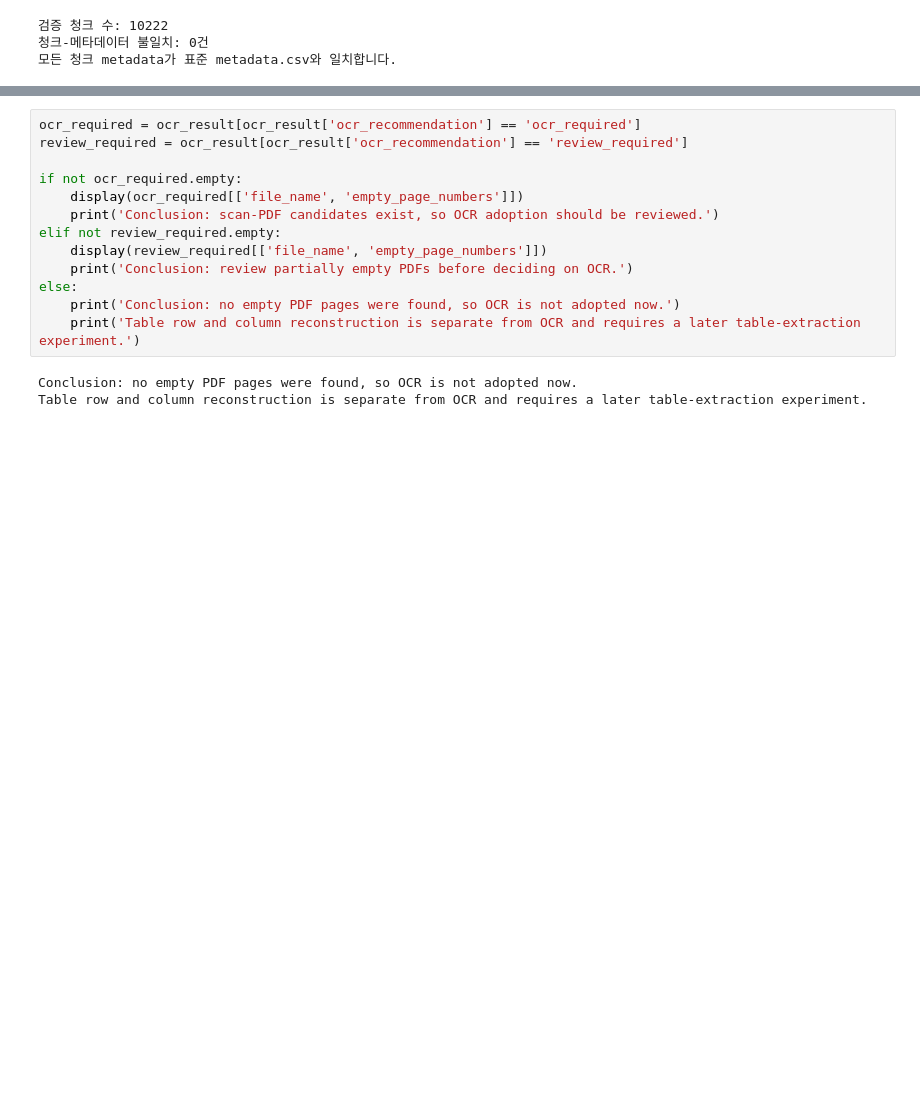
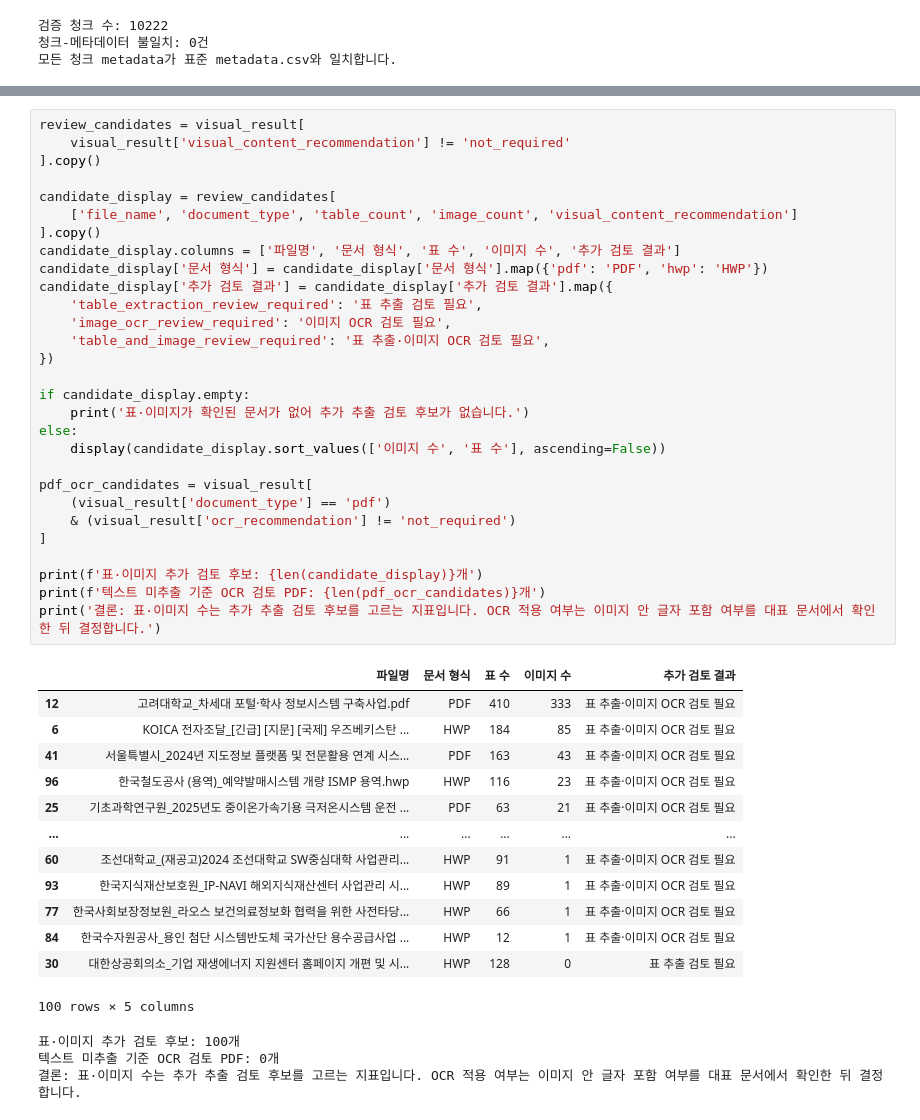
Before and after one commit to tjgh8167/sprint-ai-mid-project_team3, a Jupyter notebook: notebook/01_parser_chunker_test.ipynb, the cells around one changed output, grey strips where cells are left out. Cells and saved outputs as stored; diff of their text form; blank space fills up the shorter version.

```diff
--- a/notebook/01_parser_chunker_test.ipynb
+++ b/notebook/01_parser_chunker_test.ipynb
@@ -192,16 +257,46 @@ Tesseract installed: False
 # %%
-ocr_required = ocr_result[ocr_result['ocr_recommendation'] == 'ocr_required']
-review_required = ocr_result[ocr_result['ocr_recommendation'] == 'review_required']
+review_candidates = visual_result[
+    visual_result['visual_content_recommendation'] != 'not_required'
+].copy()
 
-if not ocr_required.empty:
-    display(ocr_required[['file_name', 'empty_page_numbers']])
-    print('Conclusion: scan-PDF candidates exist, so OCR adoption should be reviewed.')
-elif not review_required.empty:
-    display(review_required[['file_name', 'empty_page_numbers']])
-    print('Conclusion: review partially empty PDFs before deciding on OCR.')
+candidate_display = review_candidates[
+    ['file_name', 'document_type', 'table_count', 'image_count', 'visual_content_recommendation']
+].copy()
+candidate_display.columns = ['파일명', '문서 형식', '표 수', '이미지 수', '추가 검토 결과']
+candidate_display['문서 형식'] = candidate_display['문서 형식'].map({'pdf': 'PDF', 'hwp': 'HWP'})
+candidate_display['추가 검토 결과'] = candidate_display['추가 검토 결과'].map({
+    'table_extraction_review_required': '표 추출 검토 필요',
+    'image_ocr_review_required': '이미지 OCR 검토 필요',
+    'table_and_image_review_required': '표 추출·이미지 OCR 검토 필요',
+})
+
+if candidate_display.empty:
+    print('표·이미지가 확인된 문서가 없어 추가 추출 검토 후보가 없습니다.')
 else:
-    print('Conclusion: no empty PDF pages were found, so OCR is not adopted now.')
-    print('Table row and column reconstruction is separate from OCR and requires a later table-extraction experiment.')
+    display(candidate_display.sort_values(['이미지 수', '표 수'], ascending=False))
+
+pdf_ocr_candidates = visual_result[
+    (visual_result['document_type'] == 'pdf')
+    & (visual_result['ocr_recommendation'] != 'not_required')
+]
+
+print(f'표·이미지 추가 검토 후보: {len(candidate_display)}개')
+print(f'텍스트 미추출 기준 OCR 검토 PDF: {len(pdf_ocr_candidates)}개')
+print('결론: 표·이미지 수는 추가 추출 검토 후보를 고르는 지표입니다. OCR 적용 여부는 이미지 안 글자 포함 여부를 대표 문서에서 확인한 뒤 결정합니다.')
 # %% [output]
+|  | 파일명 | 문서 형식 | 표 수 | 이미지 수 | 추가 검토 결과 |
+| 12 | 고려대학교_차세대 포털·학사 정보시스템 구축사업.pdf | PDF | 410 | 333 | 표 추출·이미지 OCR 검토 필요 |
+| 6 | KOICA 전자조달_[긴급] [지문] [국제] 우즈베키스탄 ... | HWP | 184 | 85 | 표 추출·이미지 OCR 검토 필요 |
+| 41 | 서울특별시_2024년 지도정보 플랫폼 및 전문활용 연계 시스... | PDF | 163 | 43 | 표 추출·이미지 OCR 검토 필요 |
+| 96 | 한국철도공사 (용역)_예약발매시스템 개량 ISMP 용역.hwp | HWP | 116 | 23 | 표 추출·이미지 OCR 검토 필요 |
+| 25 | 기초과학연구원_2025년도 중이온가속기용 극저온시스템 운전 ... | PDF | 63 | 21 | 표 추출·이미지 OCR 검토 필요 |
+| ... | ... | ... | ... | ... | ... |
+| 60 | 조선대학교_(재공고)2024 조선대학교 SW중심대학 사업관리... | HWP | 91 | 1 | 표 추출·이미지 OCR 검토 필요 |
+| 93 | 한국지식재산보호원_IP-NAVI 해외지식재산센터 사업관리 시... | HWP | 89 | 1 | 표 추출·이미지 OCR 검토 필요 |
+| 77 | 한국사회보장정보원_라오스 보건의료정보화 협력을 위한 사전타당... | HWP | 66 | 1 | 표 추출·이미지 OCR 검토 필요 |
+| 84 | 한국수자원공사_용인 첨단 시스템반도체 국가산단 용수공급사업 ... | HWP | 12 | 1 | 표 추출·이미지 OCR 검토 필요 |
+| 30 | 대한상공회의소_기업 재생에너지 지원센터 홈페이지 개편 및 시... | HWP | 128 | 0 | 표 추출 검토 필요 |
-Conclusion: no empty PDF pages were found, so OCR is not adopted now.
-Table row and column reconstruction is separate from OCR and requires a later table-extraction experiment.
+100 rows × 5 columns
+표·이미지 추가 검토 후보: 100개
+텍스트 미추출 기준 OCR 검토 PDF: 0개
+결론: 표·이미지 수는 추가 추출 검토 후보를 고르는 지표입니다. OCR 적용 여부는 이미지 안 글자 포함 여부를 대표 문서에서 확인한 뒤 결정합니다.
```
Also changed, not shown: parts of 2 cells of this notebook, 2 other files.
